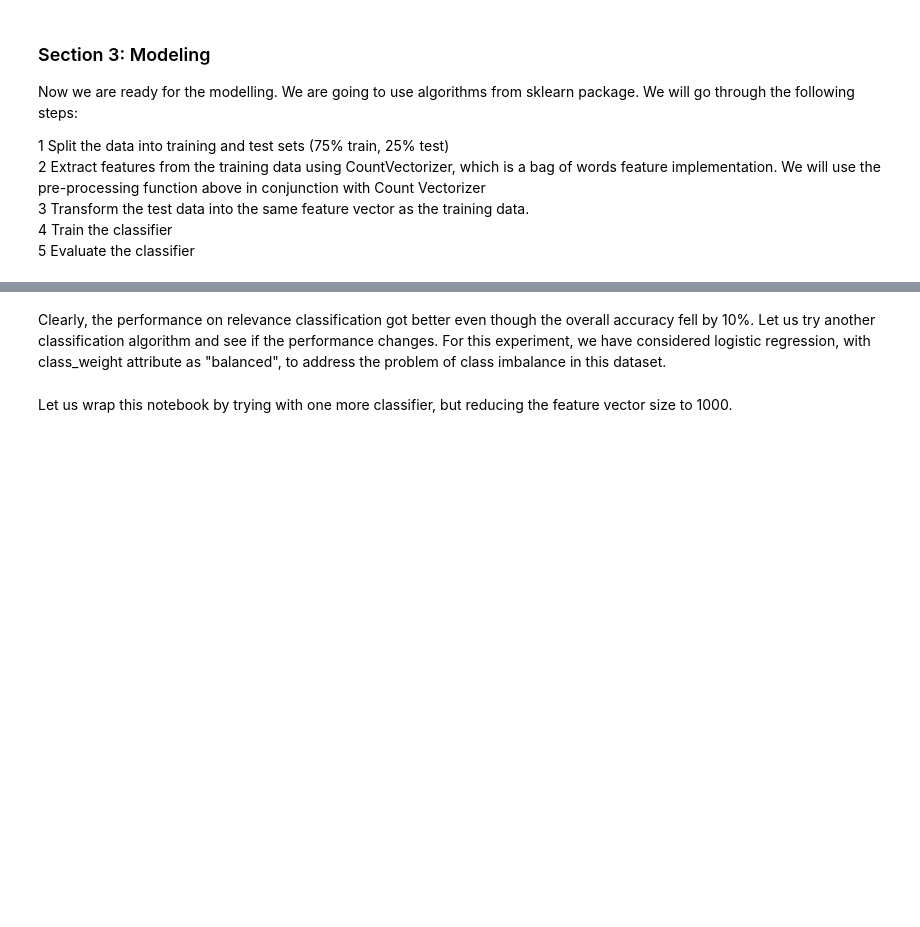
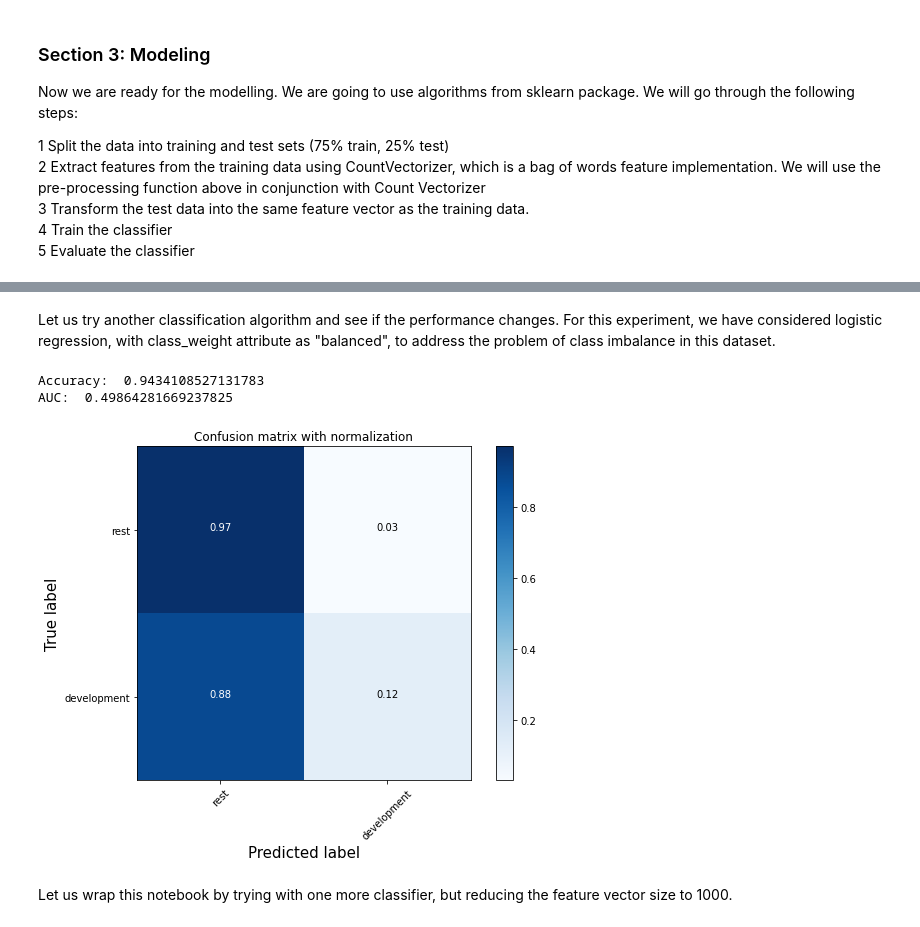
Before and after one commit to vpoten/helpdesk_nlp, a Jupyter notebook: notebooks/01_OnePipeline_ManyClassifiers.ipynb, the cells around one changed output, grey strips where cells are left out. Saved outputs shown, nothing was run; the diff lists cells and outputs as text; code cells hidden in the pictures; blank space fills up the shorter version.

```diff
--- a/notebooks/01_OnePipeline_ManyClassifiers.ipynb
+++ b/notebooks/01_OnePipeline_ManyClassifiers.ipynb
@@ -192,21 +212,25 @@ plot_confusion_matrix(cnf_matrix, classes=['Not Relevant','Relevant'],normalize=
 # %% [markdown]
-Clearly, the performance on relevance classification got better even though the overall accuracy fell by 10%. Let us try another classification algorithm and see if the performance changes. For this experiment, we have considered logistic regression, with class_weight attribute as "balanced", to address the problem of class imbalance in this dataset.
+Let us try another classification algorithm and see if the performance changes. For this experiment, we have considered logistic regression, with class_weight attribute as "balanced", to address the problem of class imbalance in this dataset.
 # %%
 from sklearn.linear_model import LogisticRegression # import
 
 logreg = LogisticRegression(class_weight="balanced") # instantiate a logistic regression model
 logreg.fit(X_train_dtm, y_train) # fit the model with training data
 
 # Make predictions on test data
 y_pred_class = logreg.predict(X_test_dtm)
 
 # calculate evaluation measures:
 print("Accuracy: ", accuracy_score(y_test, y_pred_class))
 print("AUC: ", roc_auc_score(y_test, y_pred_prob))
 cnf_matrix = confusion_matrix(y_test, y_pred_class)
 plt.figure(figsize=(8,6))
-plot_confusion_matrix(cnf_matrix, classes=['Not Relevant','Relevant'],normalize=True,
+plot_confusion_matrix(cnf_matrix, classes=['rest','development'],normalize=True,
                       title='Confusion matrix with normalization')
+# %% [output]
+Accuracy:  0.9434108527131783
+AUC:  0.49864281669237825
+[figure, added]
 # %% [markdown]
 Let us wrap this notebook by trying with one more classifier, but reducing the feature vector size to 1000.
 # %%
```
Also changed, not shown: parts of 14 cells of this notebook, 1 other file.
